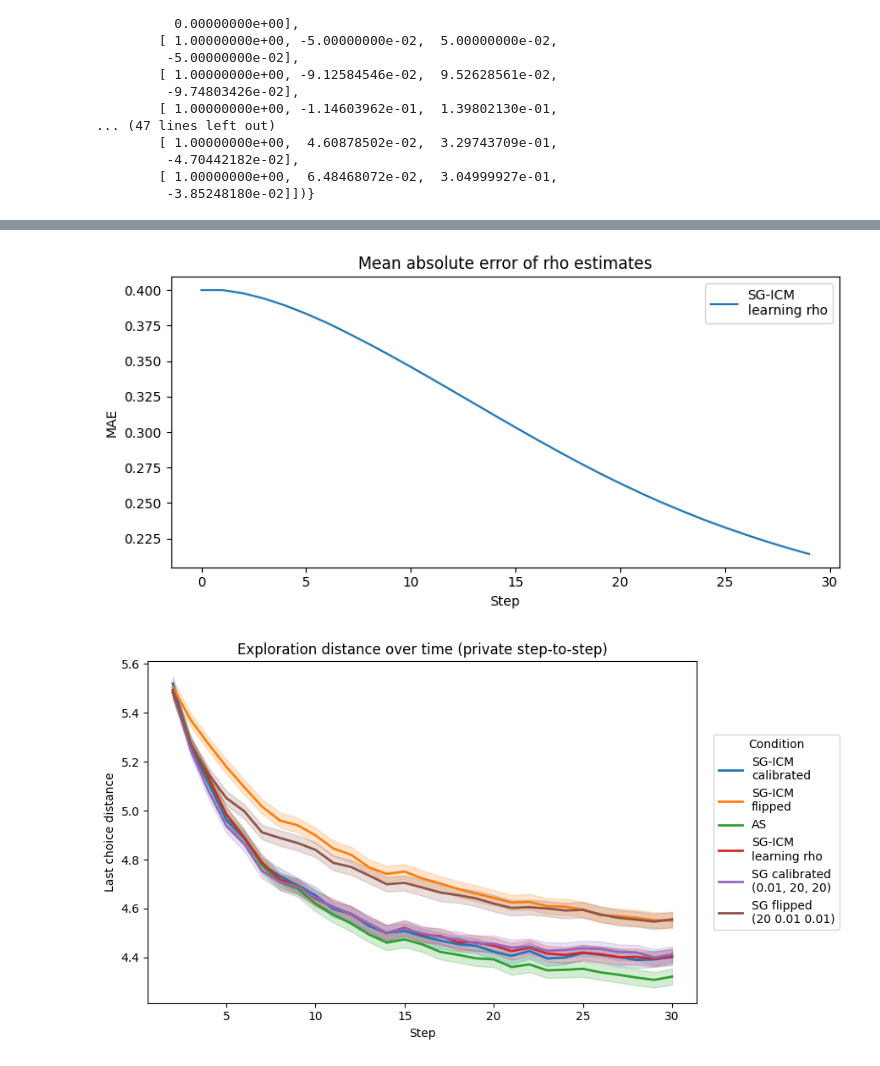
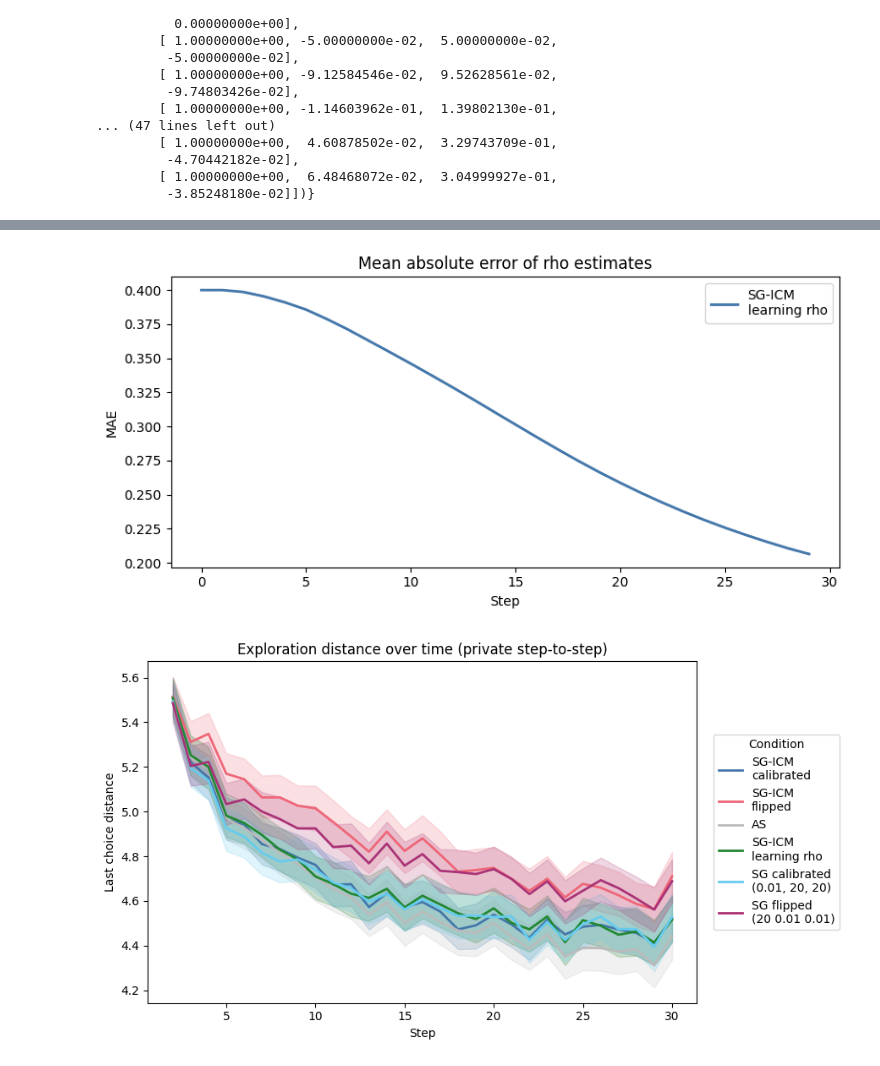
Before and after one commit to vagechirkov/Spatial-MAB-ABM, a Jupyter notebook: abm/rho_update.ipynb, the cells around one changed output, grey strips where cells are left out. Cells and saved outputs as stored; diff of their text form; code cells hidden in the pictures.

```diff
--- a/abm/rho_update.ipynb
+++ b/abm/rho_update.ipynb
@@ -265,7 +287,7 @@ def process_one_seed(env_seed):
     # Return the data for this specific seed
     return local_results, local_rhos
 
-n_envs = 10_000
+n_envs = 1000
 n_steps = 30
 
 parallel_outputs = Parallel(n_jobs=-1)(
@@ -319,6 +341,30 @@ def _select_sg_agent(df):
         min_id = plot_df["AgentID"].min()
         return plot_df[plot_df["AgentID"] == min_id].copy()
     return plot_df
+
+
+def build_condition_palette(df):
+    """Build a colorblind-friendly palette for all conditions using Tol colors."""
+    plot_df = _select_sg_agent(df)
+    condition_labels = sorted(plot_df["condition_label"].unique())
+
+    # Map specific conditions to Tol colors
+    palette = {
+        "AS": tol_bright[6],                        # grey
+        "SG-ICM\ncalibrated": tol_bright[0],       # blue
+        "SG-ICM\nflipped": tol_bright[1],          # red
+        "SG-ICM\nlearning rho": tol_bright[2],     # green
+        "SG calibrated\n(0.01, 20, 20)": tol_bright[4],  # cyan
+        "SG flipped\n(20 0.01 0.01)": tol_bright[5],     # purple
+    }
+
+    # Add any remaining conditions with muted colors
+    assigned = set(palette.keys())
+    remaining = [lbl for lbl in condition_labels if lbl not in assigned]
+    for i, lbl in enumerate(remaining):
+        palette[lbl] = tol_muted[i % len(tol_muted)]
+
+    return palette
 
 
 def plot_reward(df, y_col="reward", keep_labels=None, figsize=(9, 5)):
@@ -334,6 +380,8 @@ def plot_reward(df, y_col="reward", keep_labels=None, figsize=(9, 5)):
     else:
         hue_order = sorted(plot_df["condition_label"].unique())
 
+    palette = build_condition_palette(plot_df)
+
     fig, ax = plt.subplots(figsize=figsize)
     sns.lineplot(
         data=plot_df,
@@ -341,6 +389,7 @@ def plot_reward(df, y_col="reward", keep_labels=None, figsize=(9, 5)):
         y=y_col,
         hue="condition_label",
         hue_order=hue_order,
+        palette=palette,
         ax=ax,
     )
     ax.set_title(f"{y_col.replace('_', ' ').title()} for SG-ICM agent")
@@ -449,11 +509,13 @@ def rho_mae(history):
     return np.mean(np.abs(est - true_rho), axis=1)
 
 fig, ax = plt.subplots(figsize=(8, 4))
-for condition in update_conditions:
+for i, condition in enumerate(update_conditions):
     mean_hist = mean_rho_history(condition)
     if mean_hist is None:
         continue
-    ax.plot(rho_mae(mean_hist), label=conditions[condition]["label"])
+    color = tol_bright[i % len(tol_bright)]
+    ax.plot(rho_mae(mean_hist), label=conditions[condition]["label"],
+            color=color, linewidth=2)
 
 ax.set_title("Mean absolute error of rho estimates")
 ax.set_xlabel("Step")
@@ -462,28 +524,31 @@ ax.legend()
 plt.tight_layout()
 plt.show()
 # %% [output]
-[figure, old version]
+[figure, new version]
 # %%
 # Extract SG-ICM agent only and filter to Step >= 2
 # plot_df = results[results.model_type == "SG-ICM"].copy()
 plot_df = results.copy()
 plot_df = plot_df[plot_df["Step"] >= 2].copy()
 
+palette = build_condition_palette(plot_df)
+
 # Plot exploration distance over time
 plt.figure(figsize=(9, 5))
 sns.lineplot(
-data=plot_df,
-x="Step",
-y="last_choice_distance_private",
-hue="condition_label",
-errorbar="ci",
-linewidth=2,
+    data=plot_df,
+    x="Step",
+    y="last_choice_distance_private",
+    hue="condition_label",
+    palette=palette,
+    errorbar="ci",
+    linewidth=2,
 )
 plt.title("Exploration distance over time (private step-to-step)")
 plt.xlabel("Step")
 plt.ylabel("Last choice distance")
 plt.legend(title="Condition", bbox_to_anchor=(1.02, 0.5), loc="center left")
 plt.tight_layout()
 plt.show()
 # %% [output]
-[figure, old version]
+[figure, new version]
```
Also changed, not shown: parts of 6 cells of this notebook, 1 other file.
